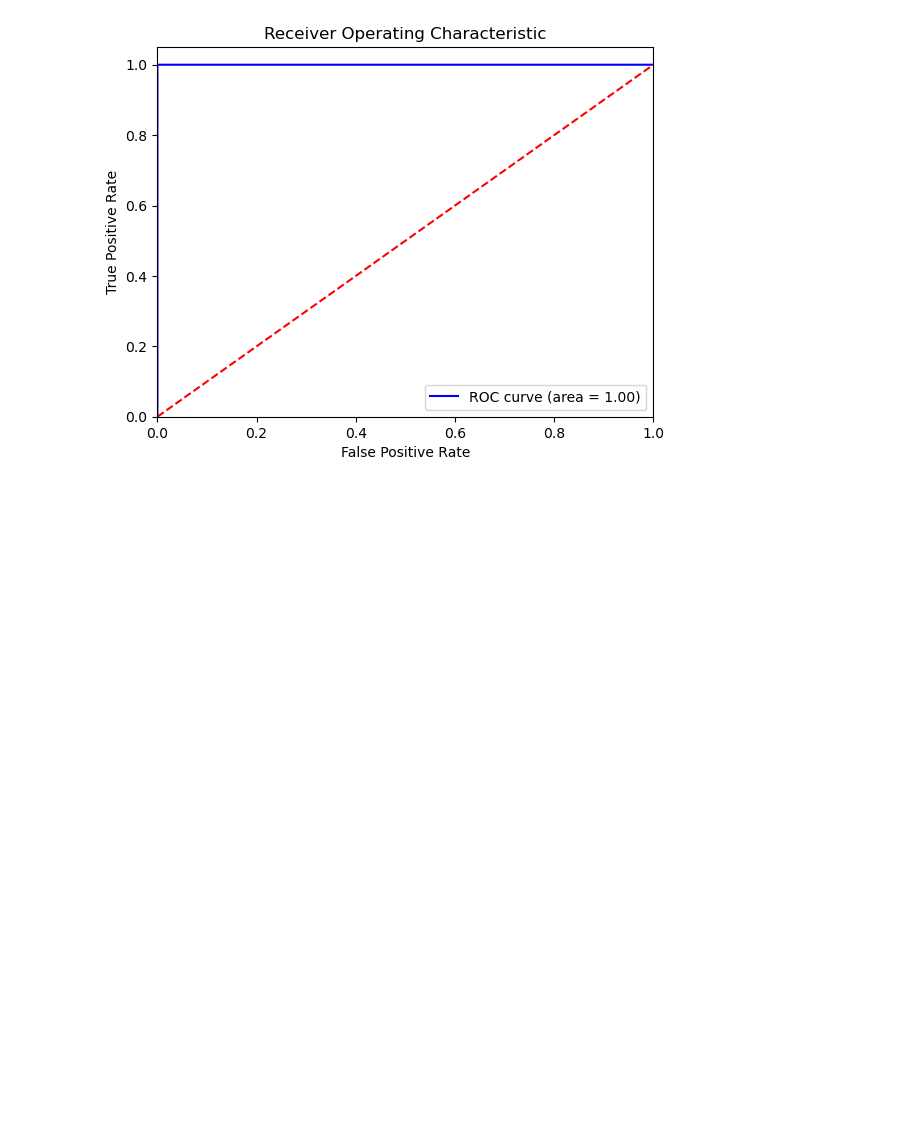
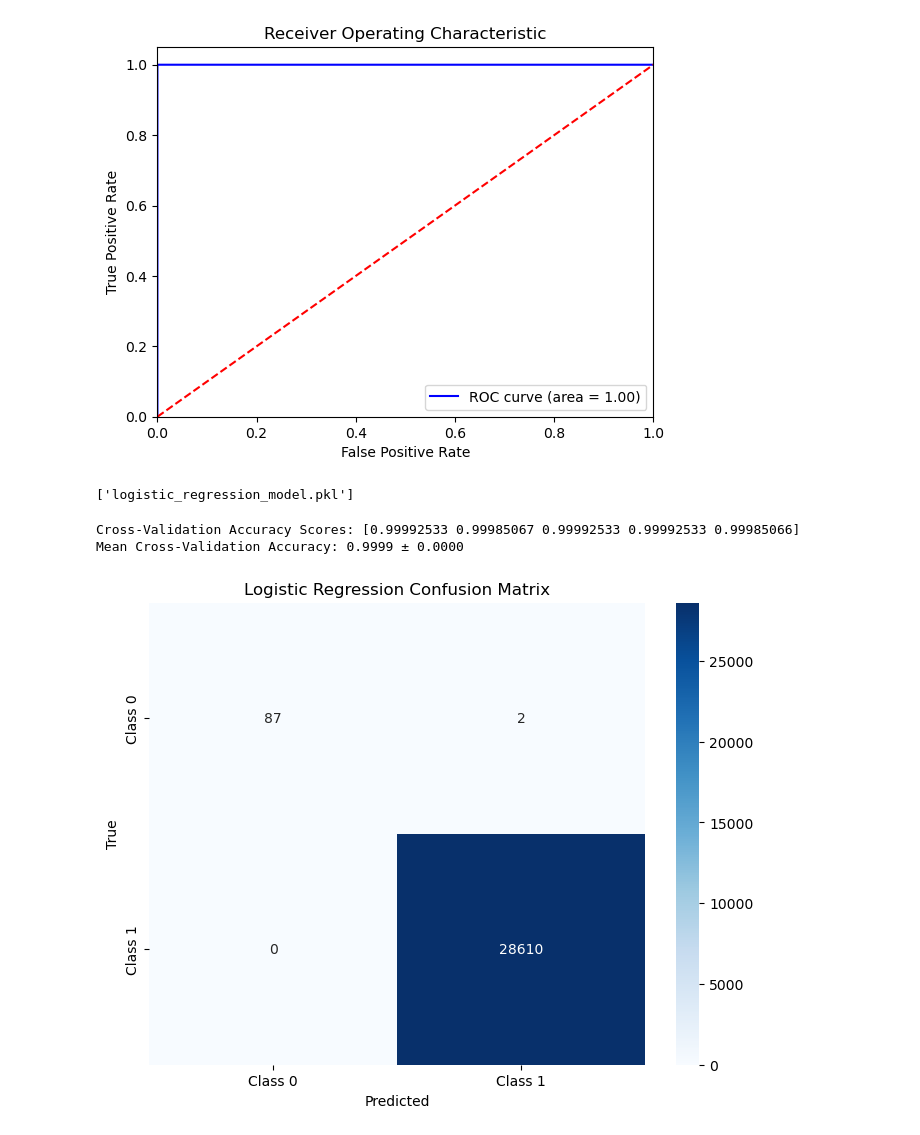
Before and after one commit to plony/week6_challenge, a Jupyter notebook: notebook/EDA.ipynb, the cells around one changed output. Cells and saved outputs as stored; diff of their text form; code cells hidden in the pictures; blank space fills up the shorter version.

Commit message:
credit scoring model complete

```diff
--- a/notebook/EDA.ipynb
+++ b/notebook/EDA.ipynb
@@ -681,3 +681,51 @@ plt.legend(loc='lower right')
 plt.show()
 # %% [output]
 [figure]
+# %%
+import joblib
+joblib.dump(lr, 'logistic_regression_model.pkl')
+# %% [output]
+['logistic_regression_model.pkl']
+# %%
+from sklearn.linear_model import LogisticRegression
+from sklearn.model_selection import cross_val_score
+
+# Step 1: Define the Logistic Regression model
+lr_model = LogisticRegression(max_iter=1000)
+
+# Step 2: Function to evaluate a model using cross-validation
+def evaluate_model_with_cv(model, X, y, cv_folds=5):
+    cv_scores = cross_val_score(model, X, y, cv=cv_folds, scoring='accuracy')
+    print(f'Cross-Validation Accuracy Scores: {cv_scores}')
+    print(f'Mean Cross-Validation Accuracy: {cv_scores.mean():.4f} ± {cv_scores.std():.4f}')
+
+# Step 3: Evaluate the Logistic Regression model
+evaluate_model_with_cv(lr_model, X_train_cleaned, y_train)
+# %% [output]
+Cross-Validation Accuracy Scores: [0.99992533 0.99985067 0.99992533 0.99992533 0.99985066]
+Mean Cross-Validation Accuracy: 0.9999 ± 0.0000
+# %%
+from sklearn.metrics import confusion_matrix
+import seaborn as sns
+import matplotlib.pyplot as plt
+
+# Train the model on the entire training set
+lr_model.fit(X_train_cleaned, y_train)
+
+# Make predictions on the test set
+y_test_pred_lr = lr_model.predict(X_test_cleaned)
+
+# Generate and plot confusion matrix
+def plot_confusion_matrix(y_true, y_pred, title):
+    cm = confusion_matrix(y_true, y_pred)
+    plt.figure(figsize=(8, 6))
+    sns.heatmap(cm, annot=True, fmt='d', cmap='Blues', xticklabels=['Class 0', 'Class 1'], yticklabels=['Class 0', 'Class 1'])
+    plt.title(title)
+    plt.xlabel('Predicted')
+    plt.ylabel('True')
+    plt.show()
+
+# Plot confusion matrix for Logistic Regression
+plot_confusion_matrix(y_test, y_test_pred_lr, "Logistic Regression Confusion Matrix")
+# %% [output]
+[figure, added]
```
Also changed, not shown: parts of 24 cells of this notebook, 2 other files.
